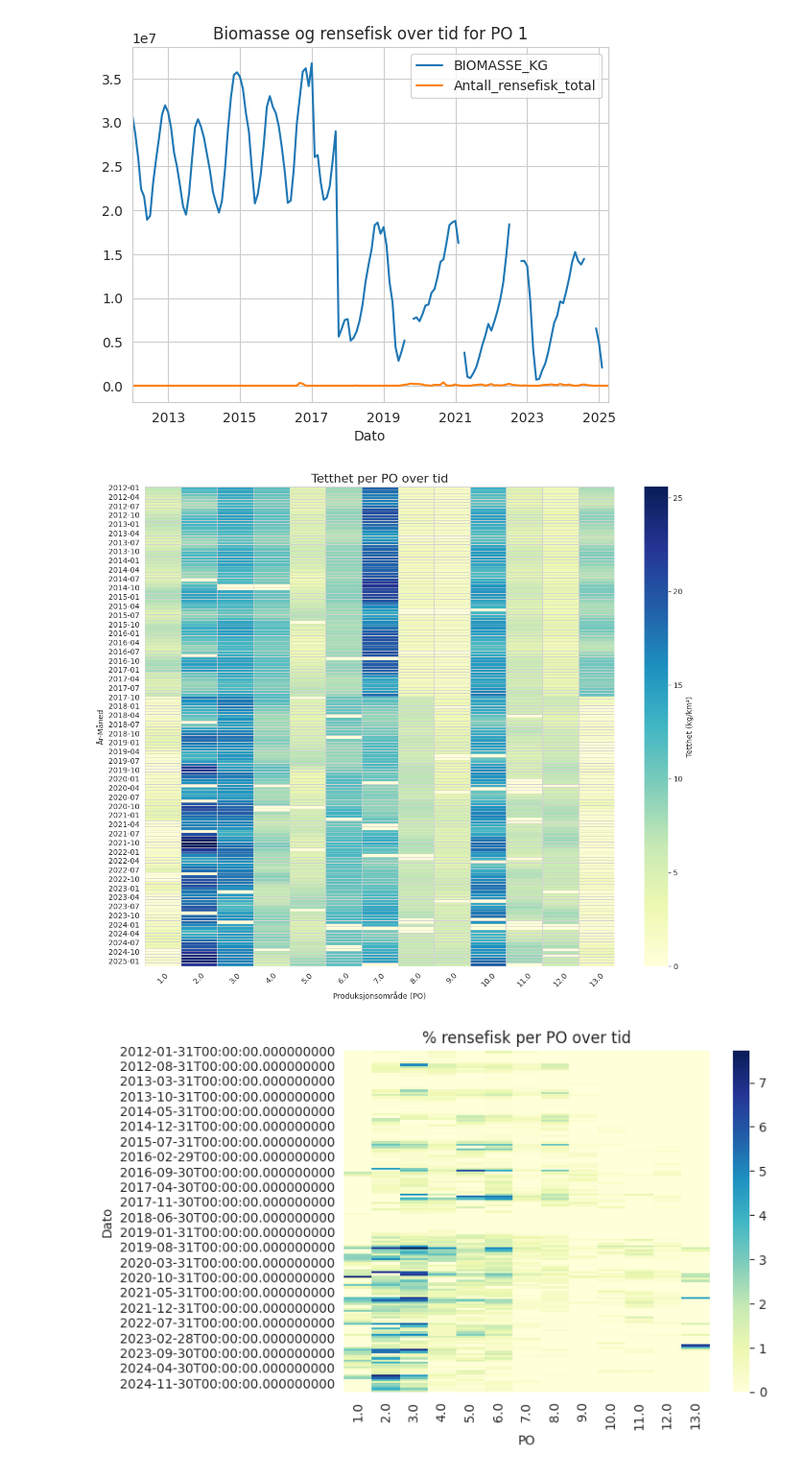
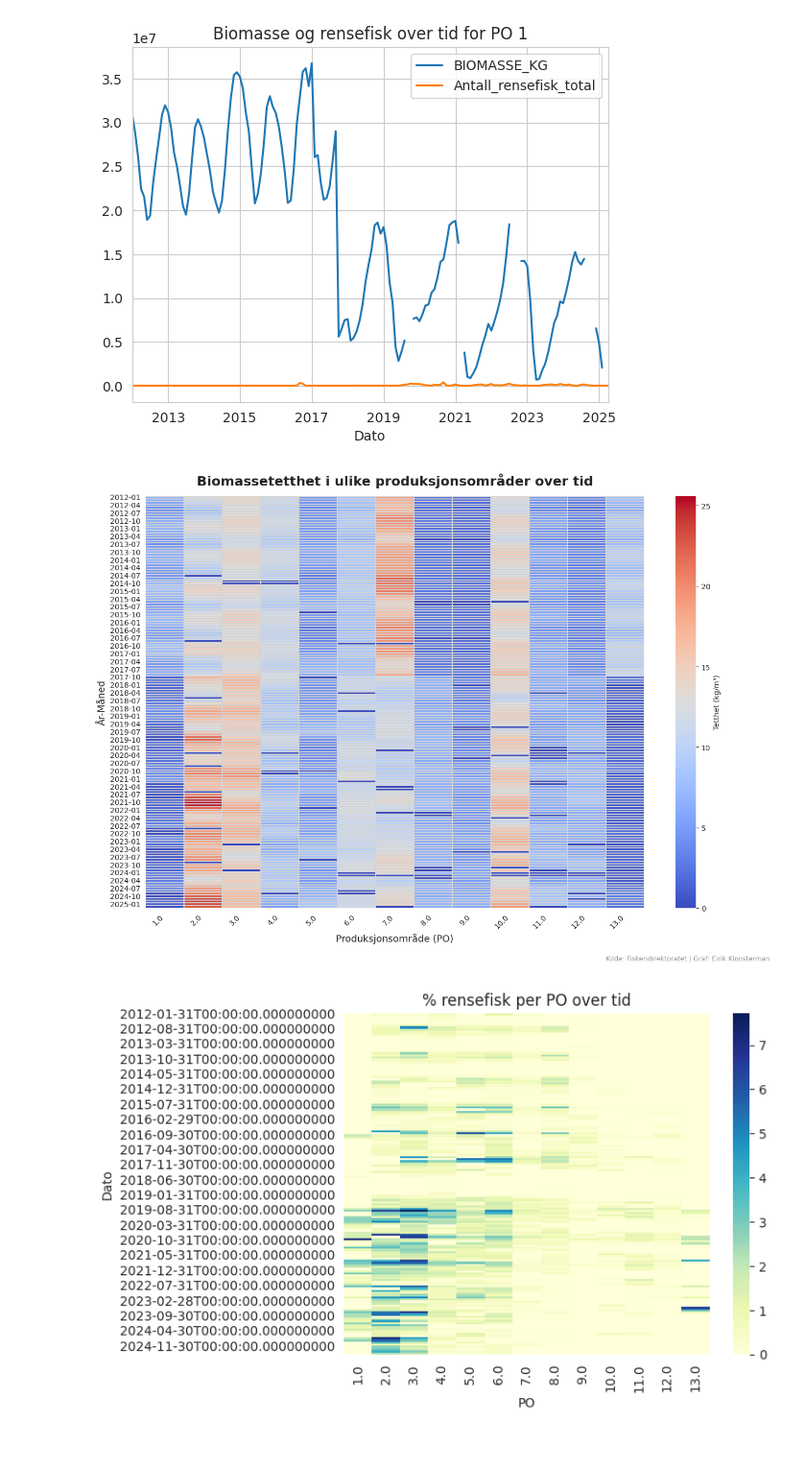
Before and after one commit to kavlikaviar/Bachelor, a Jupyter notebook: dataframe_samlet.ipynb, the cells around one changed output. Shown at 96% size. Cells and saved outputs as stored; diff of their text form; code cells hidden in the pictures; blank space fills up the shorter version.

```diff
--- a/dataframe_samlet.ipynb
+++ b/dataframe_samlet.ipynb
@@ -1309,32 +1309,59 @@ plt.show()
 # %% [output]
 [figure]
 # %%
+import matplotlib.pyplot as plt
+import seaborn as sns
+import matplotlib as mpl
 
-import seaborn as sns
+# Stilinnstillinger
+sns.set_style("whitegrid")
+plt.rcParams["figure.dpi"] = 100
+mpl.rcParams["font.family"] = "sans-serif"
+mpl.rcParams["font.sans-serif"] = ["Lato", "DejaVu Sans", "Arial"]
 
-# Lag år-måned kolonne
+# Lag ÅrMnd-kolonne
 df_total['ÅrMnd'] = df_total['Dato'].dt.to_period('M').astype(str)
 
-# Pivotér på år-måned
-heatmap_data = df_total.pivot_table(index="ÅrMnd", columns="PO", values="Tetthet", fill_value=0)
+# Pivotér data
+heatmap_data = df_total.pivot_table(
+    index="ÅrMnd",
+    columns="PO",
+    values="Tetthet",
+    fill_value=0
+)
 
-plt.figure(figsize=(12, 10))
-sns.heatmap(
+# Lag heatmap
+plt.figure(figsize=(13, 10))
+ax = sns.heatmap(
     heatmap_data,
-    cmap="YlGnBu",
-    linewidths=0.5,
+    cmap="coolwarm",  # Alternativ: "RdBu_r", "RdYlBu"
+    linewidths=0.3,
     linecolor='lightgrey',
-    cbar_kws={'label': 'Tetthet (kg/km²)'}
+    cbar_kws={'label': 'Tetthet (kg/m³)'},
+    square=False
 )
-plt.title("Tetthet per PO over tid", fontsize=16)
-plt.xlabel("Produksjonsområde (PO)")
-plt.ylabel("År-Måned")
-plt.xticks(rotation=45)
-plt.yticks(rotation=0)
-plt.tight_layout()
+
+# Tittel og akser
+ax.set_title("Biomassetetthet i ulike produksjonsområder over tid", fontsize=18, fontweight="bold", pad=15)
+ax.set_xlabel("Produksjonsområde (PO)", fontsize=13)
+ax.set_ylabel("År-Måned", fontsize=13)
+ax.set_xticklabels(ax.get_xticklabels(), rotation=45, ha="right")
+ax.set_yticklabels(ax.get_yticklabels(), rotation=0)
+
+# Kildetekst
+plt.figtext(
+    0.99, 0.01,
+    "Kilde: Fiskeridirektoratet | Graf: Eirik Kloosterman",
+    ha="right",
+    va="bottom",
+    fontsize=9,
+    alpha=0.5
+)
+
+plt.tight_layout(rect=[0, 0.03, 1, 0.95])
 plt.show()
 # %% [output]
-[figure, old version]
+[figure, new version]
 # %%
 heatmap_data = df_total.pivot_table(index="Dato", columns="PO", values="% Rensefisk", fill_value=0)
 sns.heatmap(heatmap_data, cmap="YlGnBu")
```
Also changed, not shown: parts of 1 cell of this notebook, 4 other files.
